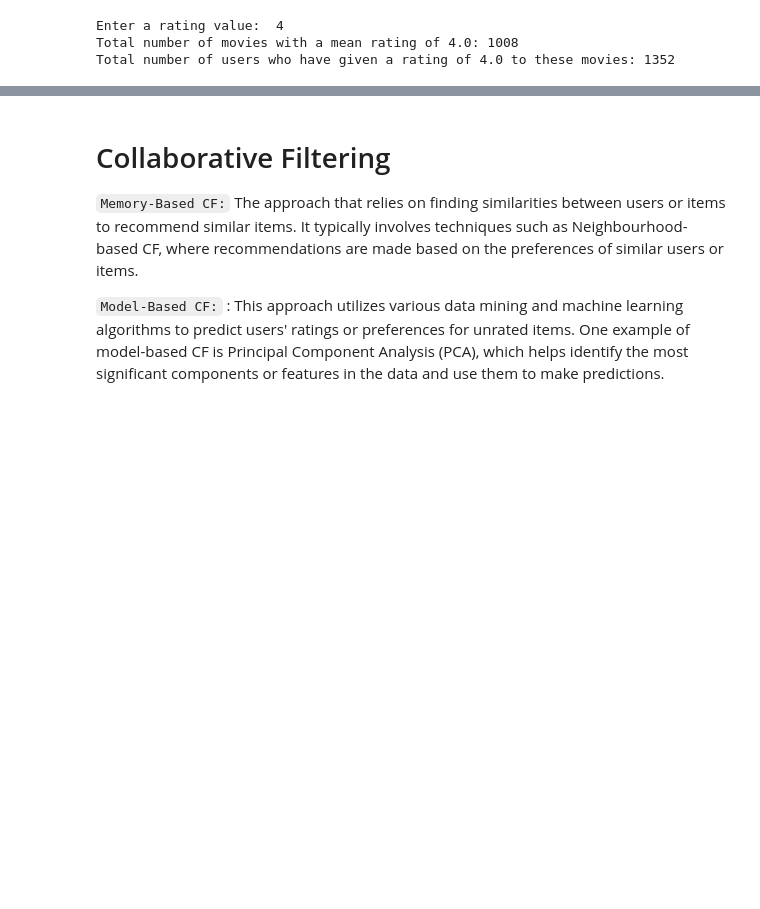
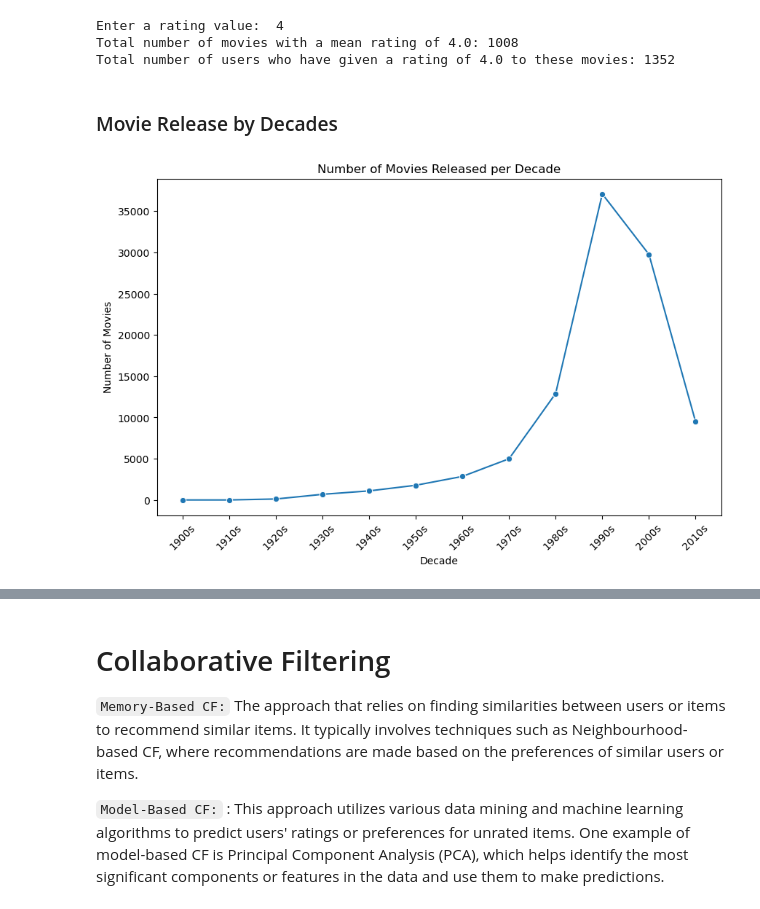
Before and after one commit to Rgmoogachiri/DSC-phase-4-project, a Jupyter notebook: movie.ipynb, the cells around one changed output, grey strips where cells are left out. Drawn from its saved outputs; the diff is of its cells as text; code cells hidden in the pictures; blank space fills up the shorter version.

```diff
--- a/movie.ipynb
+++ b/movie.ipynb
@@ -502,3 +635,18 @@ print(f"Total number of users who have given a rating of {rating_value} to these
 Enter a rating value:  4
 Total number of movies with a mean rating of 4.0: 1008
 Total number of users who have given a rating of 4.0 to these movies: 1352
+# %% [markdown]
+### Movie Release by Decades
+# %%
+# Grouping by decade and counting the number of movies released
+movies_per_decade = merged_df.groupby('decade').size().reset_index(name='count')
+
+# Plotting the counts
+plt.figure(figsize=(10, 6))
+sns.lineplot(data=movies_per_decade, x='decade', y='count', marker='o')
+plt.title('Number of Movies Released per Decade')
+plt.xlabel('Decade')
+plt.ylabel('Number of Movies')
+plt.xticks(rotation=45);
+# %% [output]
+[figure, added]
```
Also changed, not shown: parts of 73 cells of this notebook.
